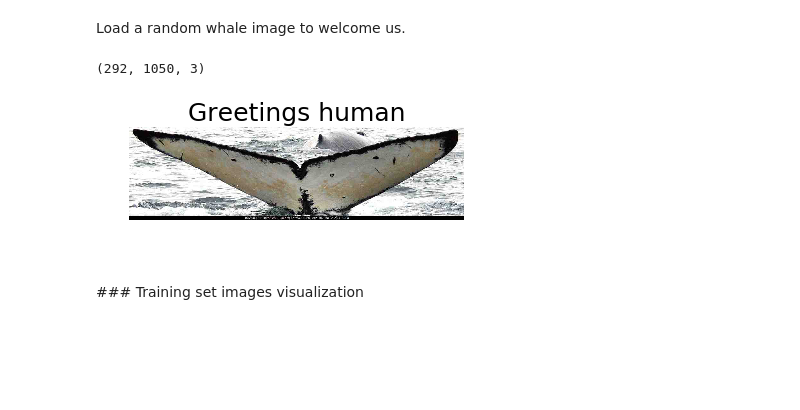
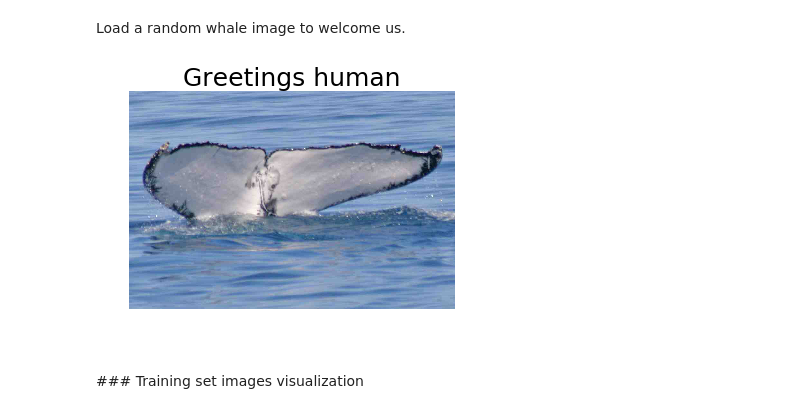
Before and after one commit to Homeralf/happy_whale, a Jupyter notebook: 2_happy_whale_kernel_data_augmentation.ipynb, the cells around one changed output. Cells and saved outputs as stored; diff of their text form; code cells hidden in the pictures; blank space fills up the shorter version.

```diff
--- a/2_happy_whale_kernel_data_augmentation.ipynb
+++ b/2_happy_whale_kernel_data_augmentation.ipynb
@@ -182,16 +186,18 @@ train_df.head()
 ### Welcoming whale
 # %% [markdown]
 Load a random whale image to welcome us.
+# %%
+def get_random_whale_path():
+    random_whale = train_df.sample(1)["Image"].values[0]
+    random_whale_path = f'{INPUT_DIR}/train/{random_whale}'
+    return random_whale_path
 # %%
-welcoming_whale = train_df.sample(1)["Image"].values[0]
-image = plt.imread(f'{INPUT_DIR}/train/{welcoming_whale}')
-print(image.shape)
-image_plot = plt.imshow(image)
+welcoming_whale = random_whale_image = plt.imread(get_random_whale_path())
+image_plot = plt.imshow(welcoming_whale)
 plt.axis("Off")
 title = plt.title("Greetings human", fontsize=25)
 # %% [output]
-(292, 1050, 3)
-[figure, old version]
+[figure, new version]
 # %% [markdown]
 <br>
 ### Training set images visualization
```
Also changed, not shown: parts of 76 cells of this notebook.
